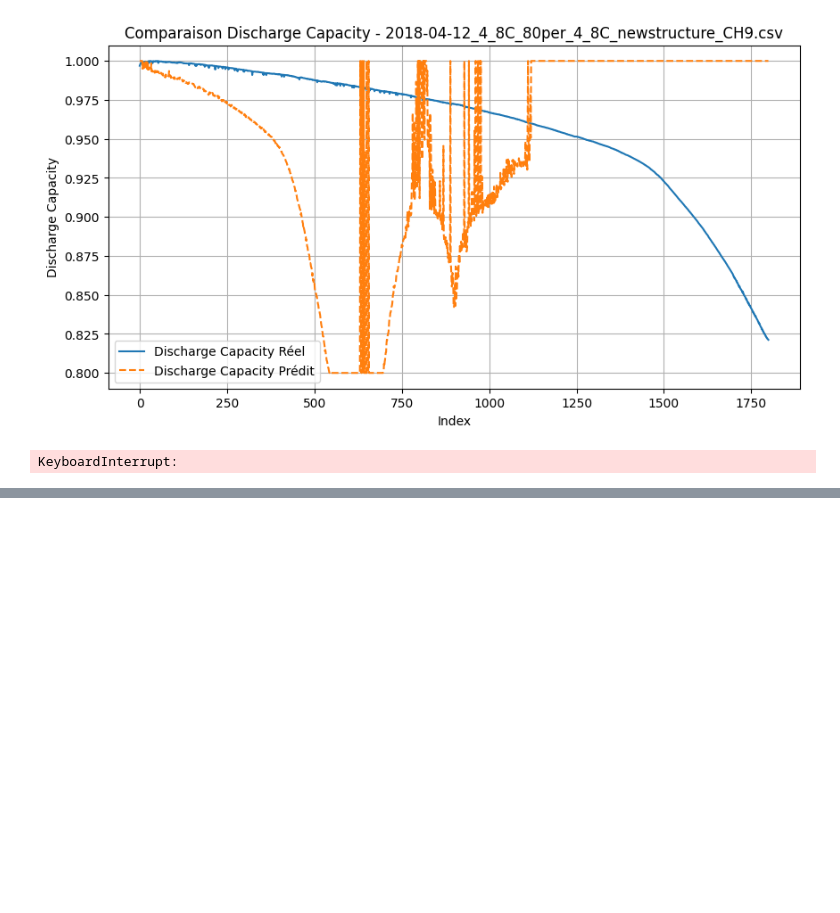
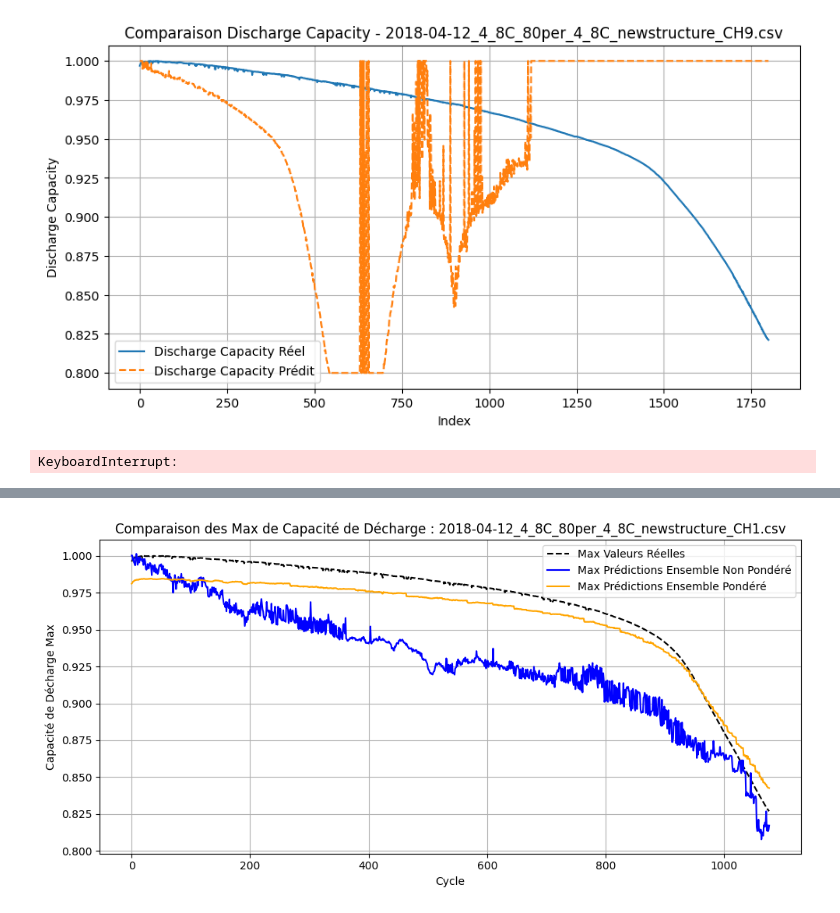
Before and after one commit to SalimMabed/PHM-Batteries, a Jupyter notebook: first_modele.ipynb, the cells around one changed output, grey strips where cells are left out. Cells and saved outputs as stored; diff of their text form; code cells hidden in the pictures; blank space fills up the shorter version.

```diff
--- a/first_modele.ipynb
+++ b/first_modele.ipynb
@@ -826,0 +1037,81 @@ R-squared (R²): -153.0589579831355
+# %%
+import os
+import pandas as pd
+from sklearn.ensemble import VotingRegressor
+from sklearn.metrics import mean_squared_error
+import joblib
+import matplotlib.pyplot as plt
+import xgboost as xgb
+
+# Chemin vers le répertoire contenant les fichiers CSV
+data_path = r'C:\\Users\\pc\\Desktop\\data\\all batchs'
+
+# Lister tous les fichiers CSV dans le répertoire donné
+csv_files = [f for f in os.listdir(data_path) if f.endswith('.csv')]
+
+# Charger les modèles non pondérés
+rf_model = joblib.load('Models/random_forest_model.pkl')
+lr_model = joblib.load('Models/linear_regression_model.pkl')
+xgb_model = xgb.XGBRegressor()
+xgb_model.load_model('Models/xgb.json')
+ensemble_model = joblib.load('Models/ensemble_model.pkl')
+
+
+
+# Pondérer les modèles en fonction de leur performance
+weights = [0.01509682 ,0.20850005 ,0.77640313] # Ajuster les poids selon la précision des modèles
+ensemble_model_weighted = VotingRegressor(estimators=[
+    ('rf', rf_model),
+    ('lr', lr_model),
+    ('xgb', xgb_model)
+], weights=weights)
+
+# Tester le modèle sur chaque fichier de test
+for csv_file in csv_files[12:]:  # Traiter les fichiers de test (à partir du 13ème)
+    file_path = os.path.join(data_path, csv_file)
+    df_test = pd.read_csv(file_path)
+
+    # Afficher le nom du fichier en cours de traitement
+    print(f"Prédictions pour le fichier : {csv_file}")
+
+    # Préparer les données de test
+    cycle_index = df_test['Cycle_Index']
+    X_test = df_test.drop(columns=['Discharge_Capacity'])
+    y_test = df_test['Discharge_Capacity'].clip(0.8, 1)
+
+    # Entraîner le modèle pondéré
+    ensemble_model_weighted.fit(X_test, y_test)
+
+    # Faire des prédictions avec les deux modèles
+    ensemble_pred = ensemble_model.predict(X_test)
+    ensemble_pred_weighted = ensemble_model_weighted.predict(X_test)
+
+    # Calculer les métriques (par exemple, MSE)
+    mse_ensemble = mean_squared_error(y_test, ensemble_pred)
+    mse_ensemble_weighted = mean_squared_error(y_test, ensemble_pred_weighted)
+
+    print(f"MSE Modèle d'Ensemble Non Pondéré : {mse_ensemble}")
+    print(f"MSE Modèle d'Ensemble Pondéré : {mse_ensemble_weighted}")
+
+    # Calculer le maximum par cycle pour chaque modèle
+    ensemble_pred_max_per_cycle = pd.Series(ensemble_pred).groupby(cycle_index).max()
+    ensemble_pred_weighted_max_per_cycle = pd.Series(ensemble_pred_weighted).groupby(cycle_index).max()
+    y_test_max_per_cycle = y_test.groupby(cycle_index).max()  # Maximum des valeurs réelles
+
+    # Tracer les résultats
+    plt.figure(figsize=(10, 5))
+    plt.plot(y_test_max_per_cycle.values, label='Max Valeurs Réelles', color='black', linestyle='--')
+    ensemble_pred_max_per_cycle.plot(label='Max Prédictions Ensemble Non Pondéré', color='blue')
+    ensemble_pred_weighted_max_per_cycle.plot(label='Max Prédictions Ensemble Pondéré', color='orange')
+
+    # Ajouter un titre et des étiquettes
+    plt.title(f'Comparaison des Max de Capacité de Décharge : {csv_file}')
+    plt.xlabel('Cycle')
+    plt.ylabel('Capacité de Décharge Max')
+    plt.legend()
+    plt.grid()
+    plt.tight_layout()
+
+    # Afficher le graphique
+    plt.show()
+# %% [output]
@@ -826,0 +1121 @@ R-squared (R²): -153.0589579831355
+[figure, added]
```
Also changed, not shown: parts of 6 cells of this notebook, 6 other files.
